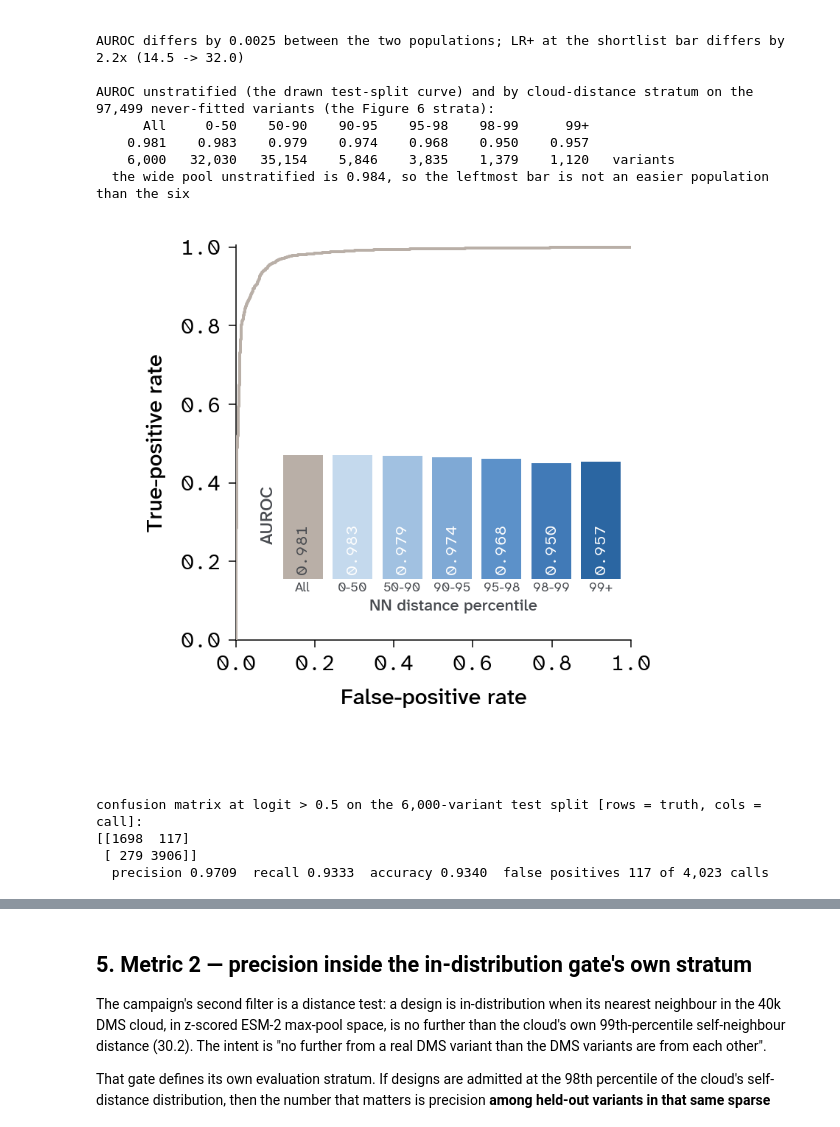
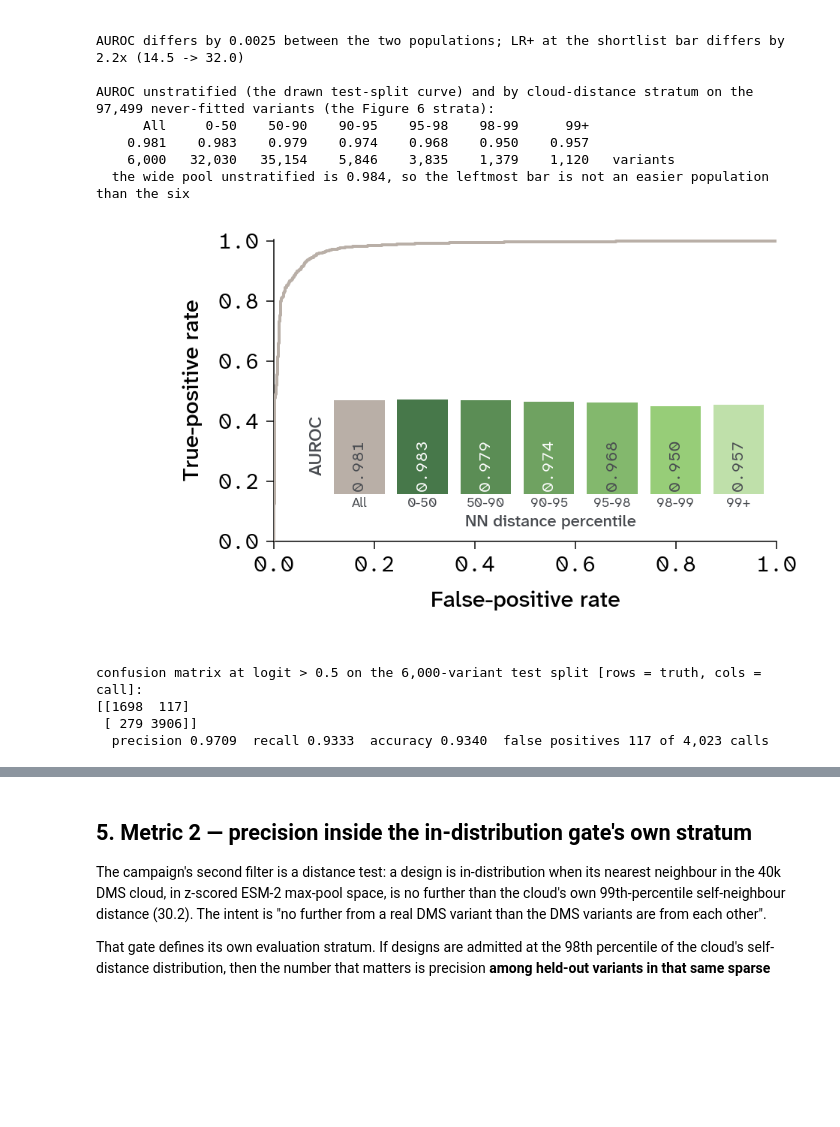
Before and after one commit to Arcadia-Science/FPguide, a Jupyter notebook: GFP_DMS/visualization.ipynb, the cells around one changed output, grey strips where cells are left out. Cells and saved outputs as stored; diff of their text form; code cells hidden in the pictures; blank space fills up the shorter version.

Commit message:
updated visualizations

```diff
--- a/GFP_DMS/visualization.ipynb
+++ b/GFP_DMS/visualization.ipynb
@@ -1015,11 +1015,12 @@ AUROC unstratified (the drawn test-split curve) and by cloud-distance stratum on
 # caveat: AUROC inside each stratum of the campaign's distance statistic, so the curve and the
 # question "does it hold where the designs sit" are read in one place. Inset bars run from 0.5, the
 # floor of the metric, and carry their value, since the whole range they move over is a few points.
+from matplotlib.colors import to_rgb  # noqa: E402
 from matplotlib.patches import Rectangle  # noqa: E402
 
 r = ROC[DRAWN]
 
-fig, ax = plt.subplots(figsize=(0.8 * HALF_PANEL * PX, 0.8 * HALF_PANEL * PX))
+fig, ax = plt.subplots(figsize=(HALF_PANEL * PX, 285 * PX))
 fig.subplots_adjust(left=0.25, right=0.955, bottom=0.25, top=0.955)
 
 ax.plot(r["fpr"], r["tpr"], color=r["color"], lw=2, zorder=4)
@@ -1028,48 +1029,55 @@ apc.mpl.style_plot(ax, monospaced_axes="both")
 bare(ax)
 
 # Inset: the drawn curve's own area at the left in the curve's own colour, set apart by a gap, then
-# one bar per distance stratum in Figure 6's colours, each carrying its value inside. It has axis
-# titles rather than a heading, so it reads as a chart in its own right; an inset inherits this
-# notebook's large rcParams text sizes, so every size is set explicitly.
+# one bar per distance stratum, each carrying its value inside. It has axis titles rather than a
+# heading, so it reads as a chart in its own right; an inset inherits this notebook's large rcParams
+# text sizes, so every size is set explicitly.
 inset = ax.inset_axes([0.10, 0.155, 0.9, 0.325], zorder=7)
 inset.set_facecolor("white")
+# The inset keeps a ramp of its own rather than Figures 4-6's blues: greens, because the subject is
+# green fluorescence, running from the dark end at the innermost stratum to the pale end at
+# percentile 99+, so the bars fade as the population walks away from the DMS cloud.
+INSET_C = [apc.gradients.greens.to_mpl_cmap()(v)      # apc gradients run dark -> light
+           for v in np.linspace(0.0, 0.78, len(STRAT_AUROC))]
 xs = np.r_[-1, np.arange(len(STRAT_AUROC))]
-colors = [r["color"]] + list(STRAT_C)
+colors = [r["color"]] + INSET_C
 inset.bar(xs, [s["auroc"] for s in INSET_BARS], color=colors, width=0.8, edgecolor="none",
           zorder=3)
 for x, s, c in zip(xs, INSET_BARS, colors):
-    # White reads on the blues; on the pale Chateau of the unstratified bar it does not, so that
-    # one number is set in Charcoal instead.
+    # The ramp crosses from dark to pale under the numerals, so each is set by the luminance of its
+    # own bar: white while the green still carries it, Charcoal once it does not -- which is also
+    # what the pale Chateau of the unstratified bar needs.
+    lum = float(np.dot(to_rgb(c), (0.299, 0.587, 0.114)))
     inset.annotate(f"{s['auroc']:.3f}", xy=(x, 0.518), rotation=90, ha="center", va="bottom",
                    **{**NUMBER_NOTE, "fontsize": 11,
-                      "color": str(apc.charcoal) if c == r["color"] else "white"})
+                      "color": "white" if lum < 0.62 else str(apc.charcoal)})
 inset.set_ylim(0.5, 1.0)
 inset.set_yticks([])
 inset.set_xlim(-1.55, len(STRAT_AUROC) - 0.4)
 inset.set_xticks(xs)
 inset.set_xticklabels([s["label"] for s in INSET_BARS], fontsize=10)
 inset.tick_params(length=0, labelsize=9, colors=str(apc.charcoal), pad=2)
 inset.set_xlabel("NN distance percentile", fontsize=11,
                  labelpad=4, color=str(apc.charcoal))
 inset.set_ylabel("AUROC", fontsize=12, labelpad=0, color=str(apc.charcoal))
 for side in inset.spines.values():
     side.set_visible(False)
 
 fig.savefig(f"{FIGDIR}/brightness_roc_operating_points.svg")
 fig.savefig(f"{FIGDIR}/brightness_roc_operating_points.png", dpi=200)
 plt.show()
 
 # The operating point as counts, kept as a printout now that the inset carries the strata instead.
 yhat = (te.logit > THR_SHORTLIST).astype(int).to_numpy()
 ytrue = te.y.to_numpy()
 CM = np.array([[int(((ytrue == i) & (yhat == j)).sum()) for j in (0, 1)] for i in (0, 1)])
 print(f"confusion matrix at logit > 0.5 on the {len(te):,}-variant test split "
       f"[rows = truth, cols = call]:\n{CM}")
 print(f"  precision {CM[1, 1] / CM[:, 1].sum():.4f}  recall {CM[1, 1] / CM[1].sum():.4f}  "
       f"accuracy {(CM[0, 0] + CM[1, 1]) / CM.sum():.4f}  "
       f"false positives {CM[0, 1]:,} of {CM[:, 1].sum():,} calls")
 # %% [output]
-[figure, old version]
+[figure, new version]
 confusion matrix at logit > 0.5 on the 6,000-variant test split [rows = truth, cols = call]:
 [[1698  117]
  [ 279 3906]]
```
Also changed, not shown: parts of 1 cell of this notebook, 9 other files.
